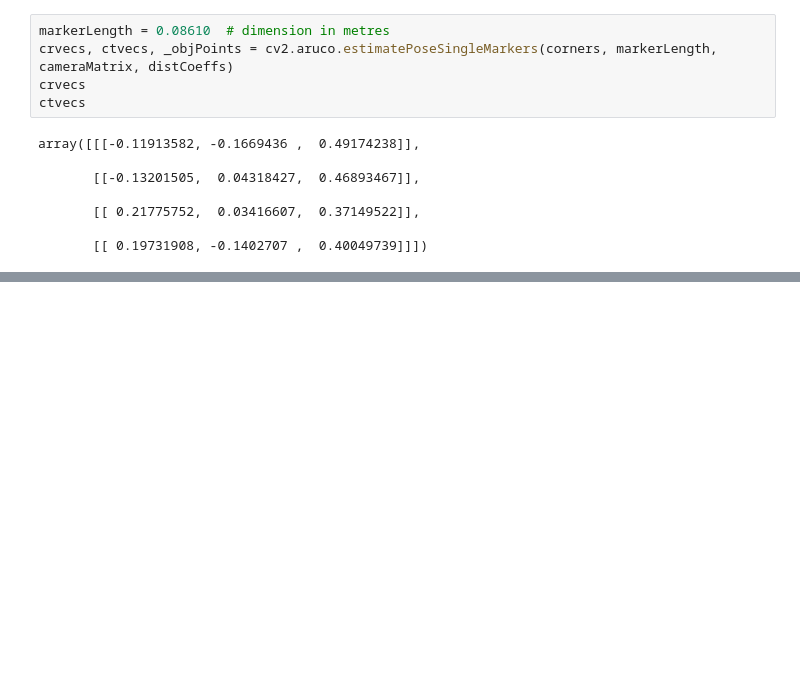
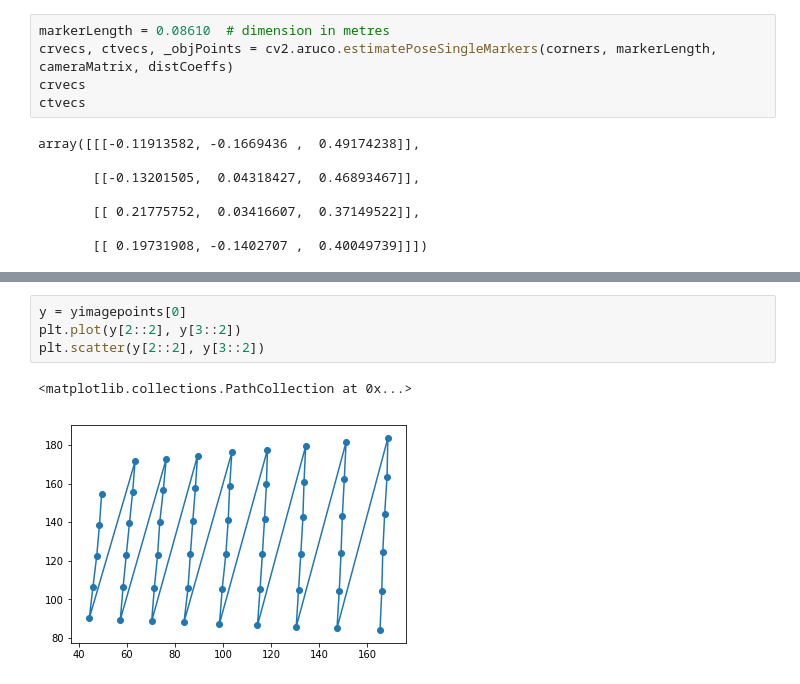
Before and after one commit to Future-Hangglider/CameraCalibrationTech, a Jupyter notebook: chessboardundistorting.ipynb, the cells around one changed output, grey strips where cells are left out. Saved outputs shown, nothing was run; the diff lists cells and outputs as text; blank space fills up the shorter version.

```diff
--- a/chessboardundistorting.ipynb
+++ b/chessboardundistorting.ipynb
@@ -245,0 +543,7 @@ array([[[-0.11913582, -0.1669436 ,  0.49174238]],
+# %%
+y = yimagepoints[0]
+plt.plot(y[2::2], y[3::2])
+plt.scatter(y[2::2], y[3::2])
+# %% [output]
+<matplotlib.collections.PathCollection at 0x...>
+[figure, added]
```
Also changed, not shown: parts of 33 cells of this notebook, 2 other files.
